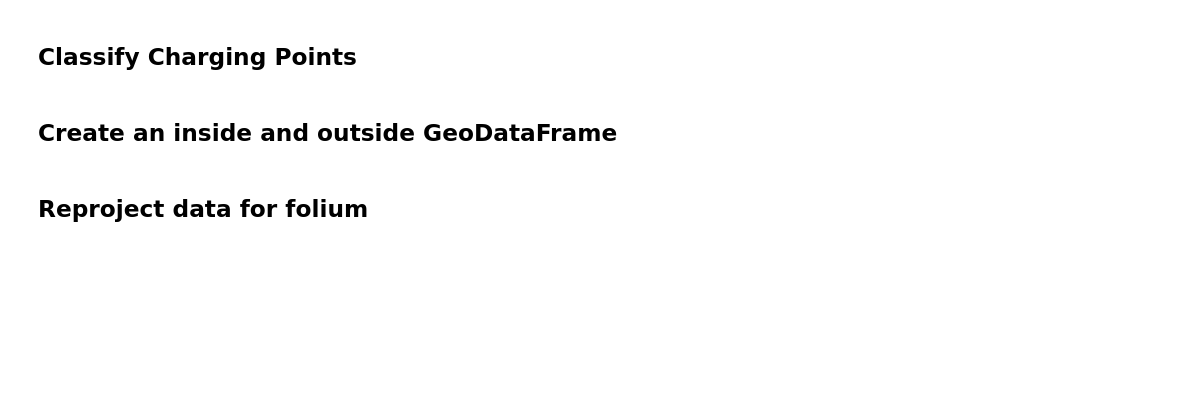
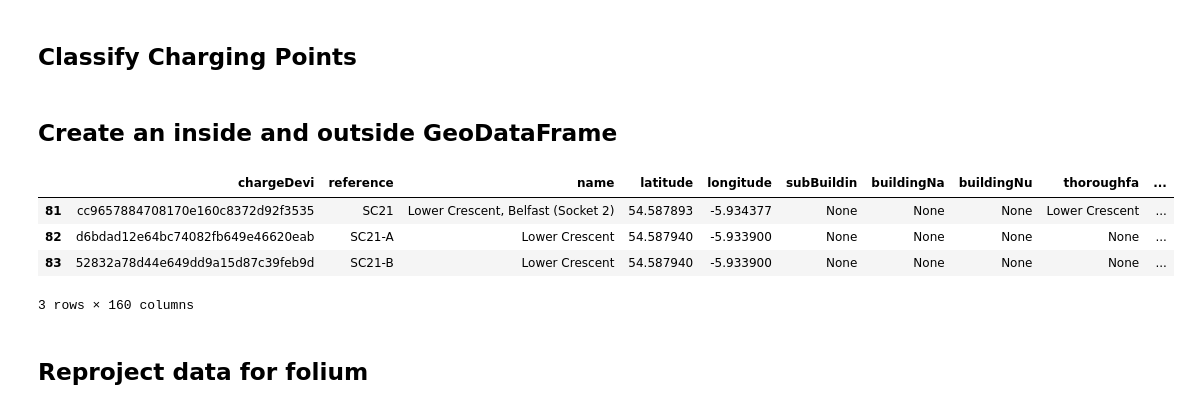
Before and after one commit to tenerk/EV_Analysis, a Jupyter notebook: Interactive Map - Folium/interactiveMap.ipynb, the cells around one changed output. Drawn from its saved outputs; the diff is of its cells as text; code cells hidden in the pictures; blank space fills up the shorter version.

```diff
--- a/Interactive Map - Folium/interactiveMap.ipynb
+++ b/Interactive Map - Folium/interactiveMap.ipynb
@@ -45,6 +45,14 @@ EVcharging_wm["within_buffer"] = within_buffer # Adds list as column to dataset
 # %%
 EV_inside = EVcharging_wm[EVcharging_wm["within_buffer"]] # Create a gdf for points within a 200m buffer of a substation
 EV_outside = EVcharging_wm[~EVcharging_wm["within_buffer"]] # Create a gdf for points outside the 200m buffers
+
+EV_inside.head()
+# %% [output]
+|  | chargeDevi | reference | name | latitude | longitude | subBuildin | buildingNa | buildingNu | thoroughfa | ... |
+| 81 | cc9657884708170e160c8372d92f3535 | SC21 | Lower Crescent, Belfast (Socket 2) | 54.587893 | -5.934377 | None | None | None | Lower Crescent | ... |
+| 82 | d6bdad12e64bc74082fb649e46620eab | SC21-A | Lower Crescent | 54.587940 | -5.933900 | None | None | None | None | ... |
+| 83 | 52832a78d44e649dd9a15d87c39feb9d | SC21-B | Lower Crescent | 54.587940 | -5.933900 | None | None | None | None | ... |
+3 rows × 160 columns
 # %% [markdown]
 ## Reproject data for folium
 # %%
```
Also changed, not shown: parts of 1 cell of this notebook, 5 other files.
